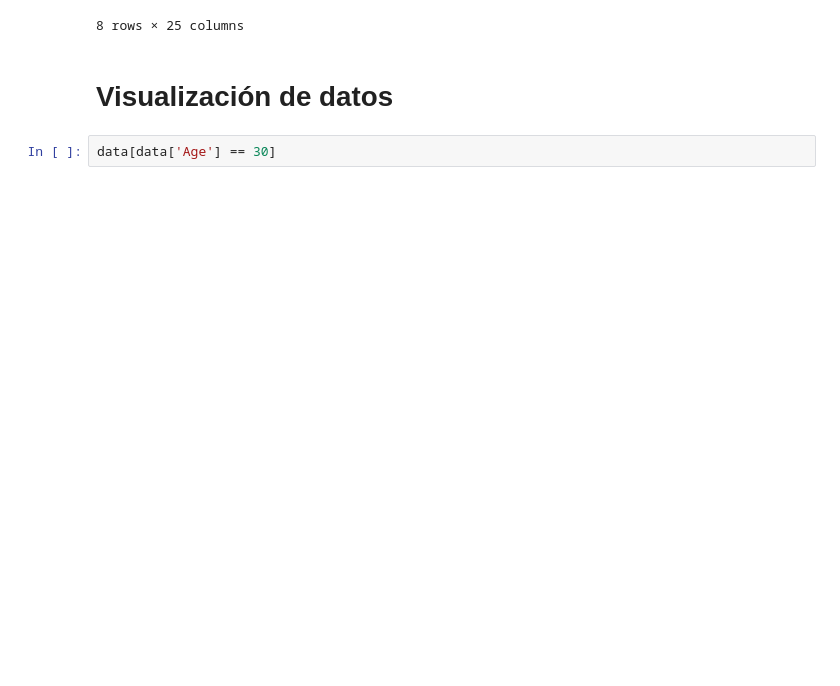
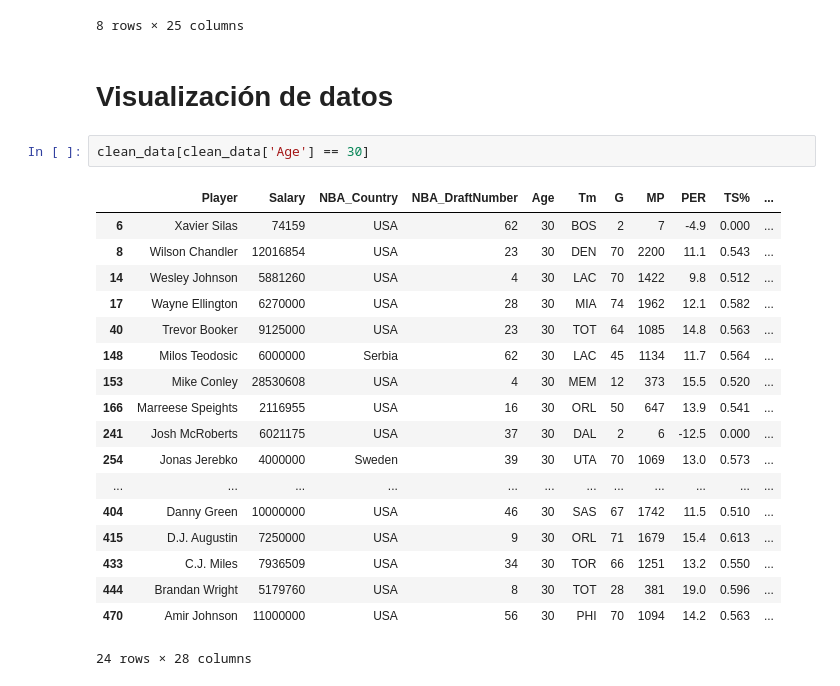
Before and after one commit to NicolasB2/NBA_Salaries, a Jupyter notebook: NBA Salary.ipynb, the cells around one changed output. Cells and saved outputs as stored; diff of their text form; blank space fills up the shorter version.

```diff
--- a/NBA Salary.ipynb
+++ b/NBA Salary.ipynb
@@ -52,5 +52,24 @@ data.describe()
 # %% [markdown]
 # Visualización de datos
 # %%
-data[data['Age'] == 30]
+clean_data[clean_data['Age'] == 30]
+# %% [output]
+|  | Player | Salary | NBA_Country | NBA_DraftNumber | Age | Tm | G | MP | PER | TS% | ... |
+| 6 | Xavier Silas | 74159 | USA | 62 | 30 | BOS | 2 | 7 | -4.9 | 0.000 | ... |
+| 8 | Wilson Chandler | 12016854 | USA | 23 | 30 | DEN | 70 | 2200 | 11.1 | 0.543 | ... |
+| 14 | Wesley Johnson | 5881260 | USA | 4 | 30 | LAC | 70 | 1422 | 9.8 | 0.512 | ... |
+| 17 | Wayne Ellington | 6270000 | USA | 28 | 30 | MIA | 74 | 1962 | 12.1 | 0.582 | ... |
+| 40 | Trevor Booker | 9125000 | USA | 23 | 30 | TOT | 64 | 1085 | 14.8 | 0.563 | ... |
+| 148 | Milos Teodosic | 6000000 | Serbia | 62 | 30 | LAC | 45 | 1134 | 11.7 | 0.564 | ... |
+| 153 | Mike Conley | 28530608 | USA | 4 | 30 | MEM | 12 | 373 | 15.5 | 0.520 | ... |
+| 166 | Marreese Speights | 2116955 | USA | 16 | 30 | ORL | 50 | 647 | 13.9 | 0.541 | ... |
+| 241 | Josh McRoberts | 6021175 | USA | 37 | 30 | DAL | 2 | 6 | -12.5 | 0.000 | ... |
+| 254 | Jonas Jerebko | 4000000 | Sweden | 39 | 30 | UTA | 70 | 1069 | 13.0 | 0.573 | ... |
+| ... | ... | ... | ... | ... | ... | ... | ... | ... | ... | ... | ... |
+| 404 | Danny Green | 10000000 | USA | 46 | 30 | SAS | 67 | 1742 | 11.5 | 0.510 | ... |
+| 415 | D.J. Augustin | 7250000 | USA | 9 | 30 | ORL | 71 | 1679 | 15.4 | 0.613 | ... |
+| 433 | C.J. Miles | 7936509 | USA | 34 | 30 | TOR | 66 | 1251 | 13.2 | 0.550 | ... |
+| 444 | Brandan Wright | 5179760 | USA | 8 | 30 | TOT | 28 | 381 | 19.0 | 0.596 | ... |
+| 470 | Amir Johnson | 11000000 | USA | 56 | 30 | PHI | 70 | 1094 | 14.2 | 0.563 | ... |
+24 rows × 28 columns
 # %%
```
Also changed, not shown: parts of 6 cells of this notebook.
